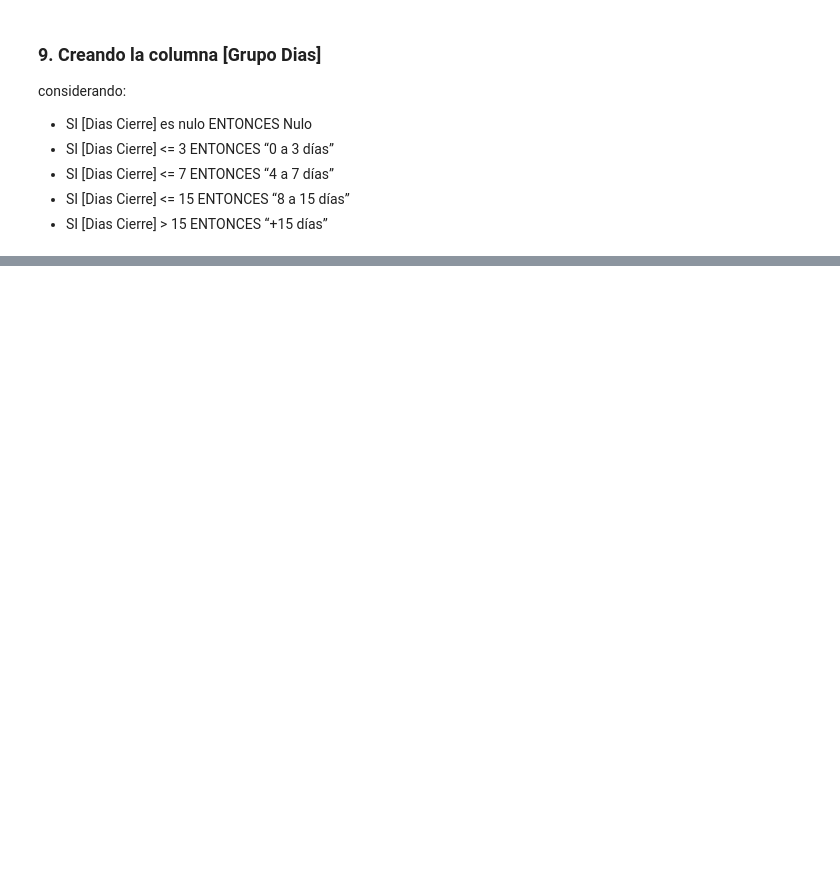
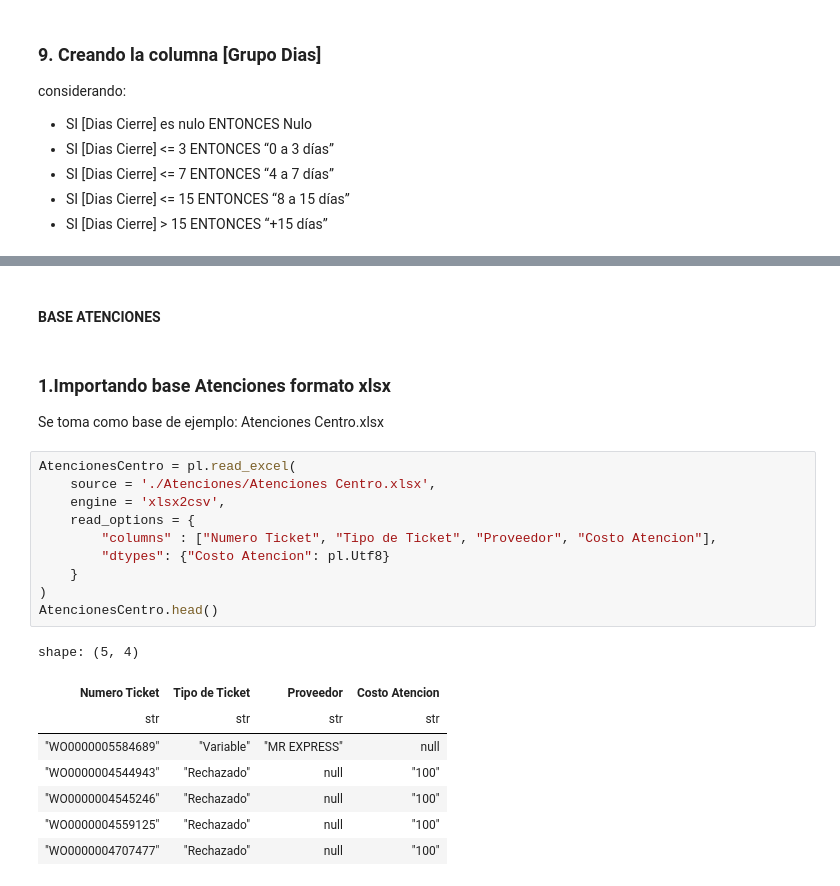
Before and after one commit to iameddyjoe/PYTHON_ETL_E1, a Jupyter notebook: Proceso_ETL.ipynb, the cells around one changed output, grey strips where cells are left out. Drawn from its saved outputs; the diff is of its cells as text; blank space fills up the shorter version.

```diff
--- a/Proceso_ETL.ipynb
+++ b/Proceso_ETL.ipynb
@@ -245,3 +245,27 @@ shape: (5, 11)
 | "WO0000004122353" | "PLAZA UNION" | 191062 | "Zona Centro" | "Cerrado" | 2022-06-01 | 2022-06-05 | 2022-06-05 | ... |
 | "WO0000004122360" | "AREQUIPA" | 215000 | "Zona Norte" | "Cerrado" | 2022-06-01 | 2022-06-13 | 2022-06-13 | ... |
 | "WO0000004122387" | "PLAZA LIMA NORTE" | 191058 | "Zona Centro" | "Rechazado" | 2022-06-01 | 2022-06-06 | null | ... |
+# %% [markdown]
+#### BASE ATENCIONES
+# %% [markdown]
+### 1.Importando base Atenciones formato xlsx
+Se toma como base de ejemplo: Atenciones Centro.xlsx
+# %%
+AtencionesCentro = pl.read_excel(
+    source = './Atenciones/Atenciones Centro.xlsx',
+    engine = 'xlsx2csv',
+    read_options = {
+        "columns" : ["Numero Ticket", "Tipo de Ticket", "Proveedor", "Costo Atencion"],
+        "dtypes": {"Costo Atencion": pl.Utf8}
+    }
+)
+AtencionesCentro.head()
+# %% [output]
+shape: (5, 4)
+| Numero Ticket | Tipo de Ticket | Proveedor | Costo Atencion |
+| str | str | str | str |
+| "WO0000005584689" | "Variable" | "MR EXPRESS" | null |
+| "WO0000004544943" | "Rechazado" | null | "100" |
+| "WO0000004545246" | "Rechazado" | null | "100" |
+| "WO0000004559125" | "Rechazado" | null | "100" |
+| "WO0000004707477" | "Rechazado" | null | "100" |
```
Also changed, not shown: parts of 5 cells of this notebook.
